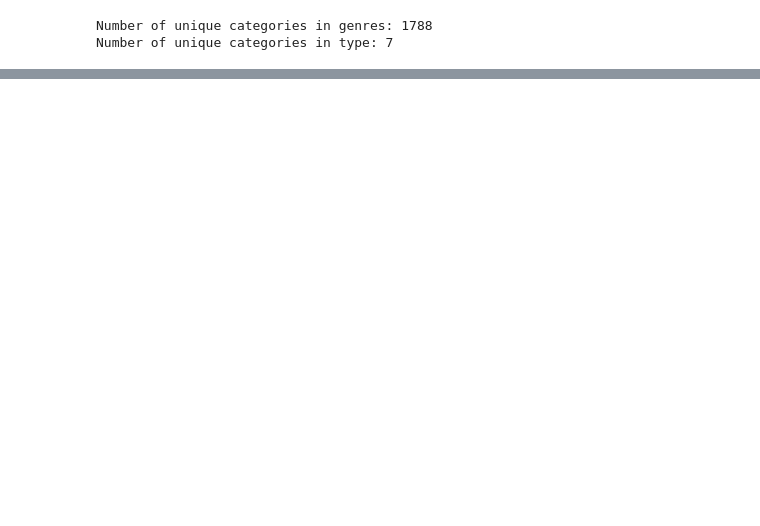
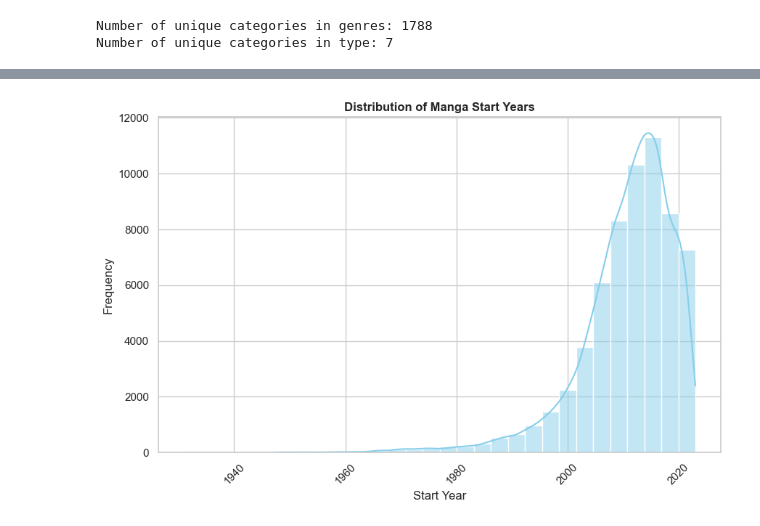
Before and after one commit to Anishx/MLBusinessProjects, a Jupyter notebook: 3/comics.ipynb, the cells around one changed output, grey strips where cells are left out. Cells and saved outputs as stored; diff of their text form; code cells hidden in the pictures; blank space fills up the shorter version.

```diff
--- a/3/comics.ipynb
+++ b/3/comics.ipynb
@@ -351,0 +412,10 @@ Number of unique categories in type: 7
+# %%
+plt.figure(figsize=(10, 6))
+sns.histplot(data=mangaCsv, x='start_year', bins=30, kde=True, color='skyblue')
+plt.title('Distribution of Manga Start Years', fontweight='bold')
+plt.xlabel('Start Year')
+plt.ylabel('Frequency')
+plt.xticks(rotation=45)
+plt.show()
+# %% [output]
+[figure, added]
```
Also changed, not shown: parts of 12 cells of this notebook.
